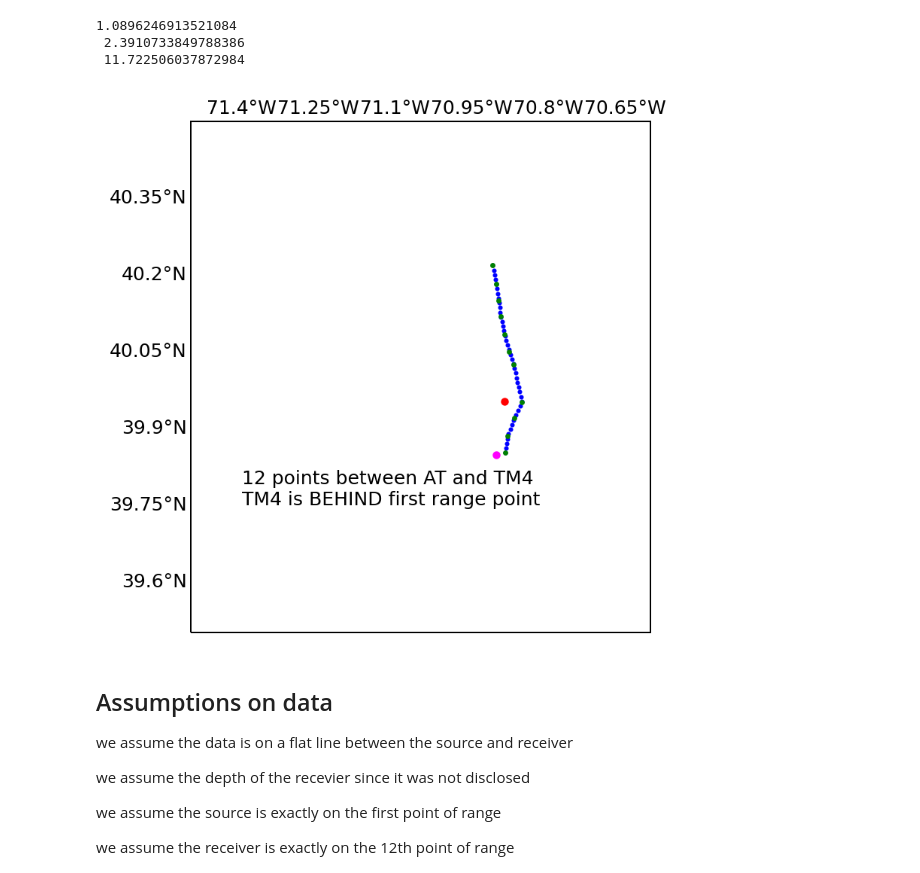
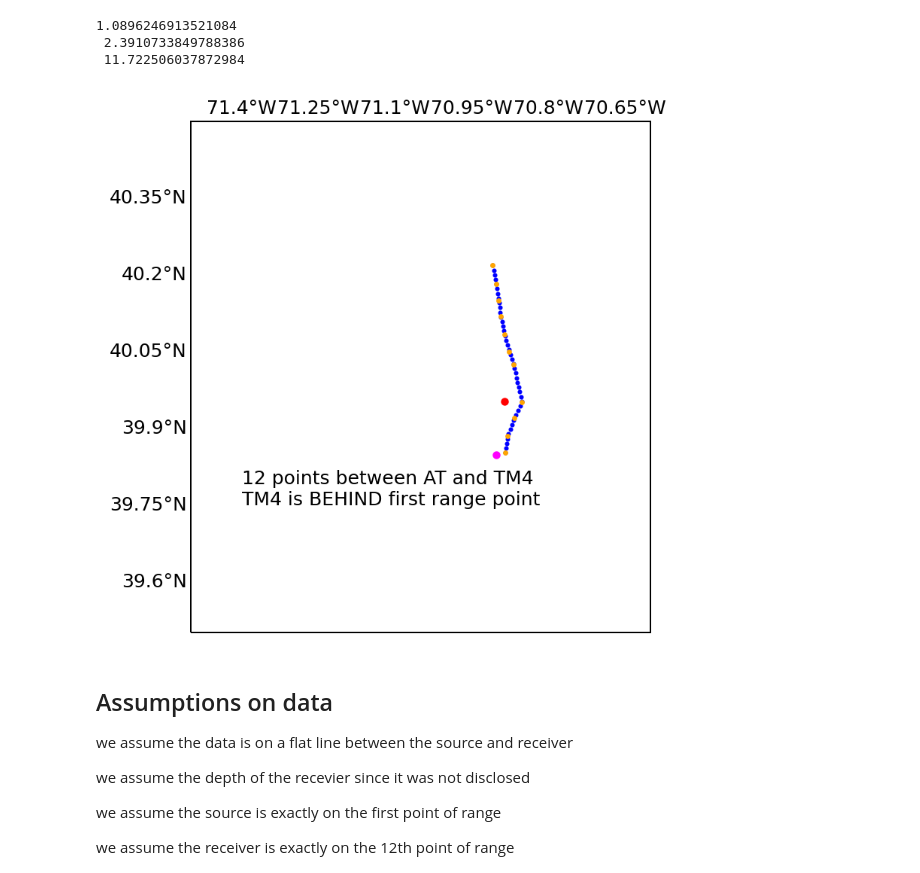
Before and after one commit to IvanaEscobar/sandbox, a Jupyter notebook: sandbox/notebooks/write-nesba-BELLHOP-input.ipynb, the cells around one changed output. Saved outputs shown, nothing was run; the diff lists cells and outputs as text; code cells hidden in the pictures.

```diff
--- a/sandbox/notebooks/write-nesba-BELLHOP-input.ipynb
+++ b/sandbox/notebooks/write-nesba-BELLHOP-input.ipynb
@@ -18,7 +18,7 @@ import cartopy
 filePath = '/Users/ivanaescobar/work/sandbox/at_2020_11_4/Bellhop/nesba/'
 runName = 'nesba-tm4'
 if (os.uname()[0] == 'Linux'):
-    filePath = '/scratch2/ivana/regionalgcm/bellhop-nesba/'
+    filePath = '/home/ivana/regionalgcm/bellhop-nesba/'
     runName = 'nesba-tm4_sverdrup'
 # %%
 ds = xr.open_dataset(filePath + runName + '.nc')
@@ -67,30 +67,30 @@ print(dtm4.values, '\n', dat.values, '\n',
 # %%
 plt.figure(figsize=(5,5), dpi=180)
 ax = plt.axes(projection=ccrs.PlateCarree())
 ax.add_feature(cartopy.feature.LAND, zorder=100)
 ax.add_feature(cartopy.feature.COASTLINE, linewidth=0.5,zorder=101)
 gl=ax.gridlines(crs=ccrs.PlateCarree(), draw_labels = True, alpha=0)
 gl.bottom_labels = False
 gl.right_labels = False
 
 ax.scatter(x=tm4[1], y=tm4[0], color='magenta', s=10,
            transform=ccrs.PlateCarree(), zorder=2)
 ax.scatter(x=at[1], y=at[0], color='r', s=10,
            transform=ccrs.PlateCarree(), zorder=2)
 ax.scatter(x=ds.lon, y=ds.lat, color='b', s=2,
            transform=ccrs.PlateCarree(), zorder=2)
-ax.scatter(x=dsCTD.lon, y=dsCTD.lat, color='g',s=3,
+ax.scatter(x=dsCTD.lon, y=dsCTD.lat, color='orange',s=3,
            transform=ccrs.PlateCarree(), zorder=2)
 
 plt.text(-71.4,39.75,'12 points between AT and TM4\nTM4 is BEHIND first range point',fontsize=10,\
         transform=ccrs.PlateCarree(),zorder=2)
 
 ax.set_extent([-71.5, -70.6, 39.5, 40.5])
 #ax.set_extent([-75.5, -70, 38, 41.75])
 
 plt.savefig(filePath+'nesba_at_tm4_data.png')
 # %% [output]
-[figure, old version]
+[figure, new version]
 # %% [markdown]
 ## Assumptions on data
 
```
Also changed, not shown: parts of 10 cells of this notebook, 1 other file.
